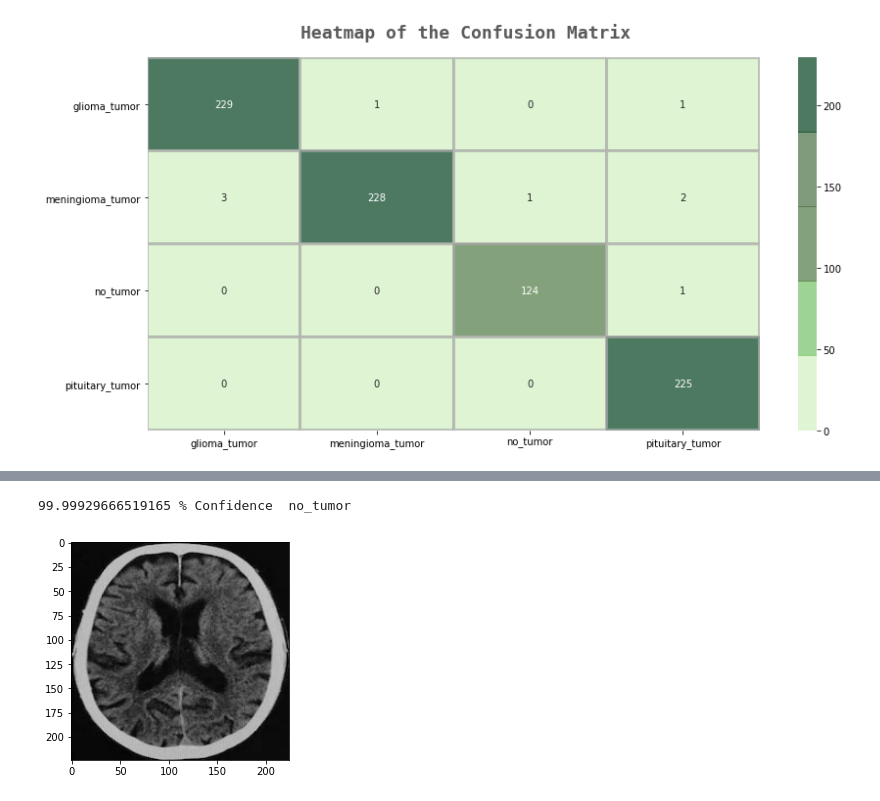
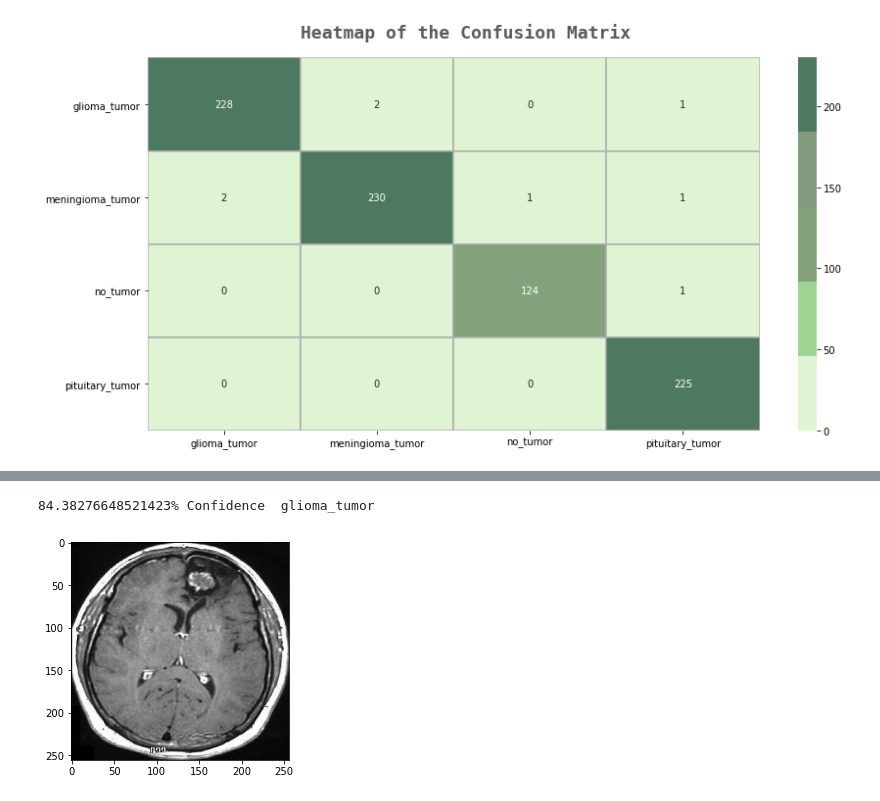
Before and after one commit to tomodjuro88github/brain_tumor_project, a Jupyter notebook: Brain_Tumor_Classification_final.ipynb, the cells around one changed output, grey strips where cells are left out. Cells and saved outputs as stored; diff of their text form; code cells hidden in the pictures.

```diff
--- a/Brain_Tumor_Classification_final.ipynb
+++ b/Brain_Tumor_Classification_final.ipynb
@@ -345,6 +343,6 @@ earlystop=EarlyStopping(monitor='val_accuracy',patience=5,mode='auto',verbose=1)
 # %%
 # train the model
-history=model.fit(train_data,epochs=25,validation_data=valid_data,verbose=1,callbacks=[checkpoint,earlystop])
+history=model.fit(train_data,epochs=20,validation_data=valid_data,verbose=1,callbacks=[checkpoint,earlystop])
 # %%
 # plot the training curves
 
@@ -369,9 +367,6 @@ plt.legend(['train','val'],loc='upper right')
 plt.show()
 # %% [output]
 [figure]
-# %%
-
-model.load_weights("naj_model_i_weights.h5")
 # %%
 # evaluate the model on test set
 
@@ -434,32 +429,24 @@ print(classification_report(valid_data.classes, y_pred))
     accuracy                           0.99       815
    macro avg       0.99      0.99      0.99       815
 weighted avg       0.99      0.99      0.99       815
-# %%
-#  inference mode, load weights for future classification tasks
-from tensorflow import keras
-save_path="C:/Users/AI lipik/Desktop/skidanja/Umjetna inteligencija/Korisno za projekt/projekt_zadnje_radnje/klasifikac_tumor/Content"
-model.save(save_path)    #  saves model,weights,and compile in some directory or as .h5 file
-model.save_weights('model_wieghts.h5')
-model.save('model_keras.h5')
-
-
-model = keras.models.load_model('model_keras.h5')
-
-
-model.load_weights("C:/Users/AI lipik/Desktop/skidanja/naj_model_i_weights.h5")
+# %%
+#  inference mode, load weights for future classification tasks, before loading weights, you must rerun cells with model build and compile it
+# then predict on image
+
+model.load_weights("naj_tezine_braintumor.h5")
 # %%
 # obtain predictions on Test Images
 
 class_dict={0: 'glioma_tumor',1: 'meningioma_tumor',2: 'no_tumor',3: 'pituitary_tumor'}
 
-test_img1=cv2.imread("C:/Users/User/Desktop/projekti_zadnje/klasifikacija_tumora/Test-Data/no_tumor/2.jpg")
+test_img1=cv2.imread("C:/Users/AI lipik/Desktop/Content/Test-Data/glioma_tumor/3.jpg")
 plt.imshow(test_img1)
 plt.grid(False)
 test_img1=cv2.resize(test_img1,(224,224))
 test_img1=np.expand_dims(test_img1,axis=0)
 pred=model.predict(test_img1)
 classification = np.where(pred == np.amax(pred))[1][0]
 print(str(pred[0][classification]*100) + ' % Confidence  ' + class_dict[classification])
 # %% [output]
-99.99929666519165 % Confidence  no_tumor
+84.38276648521423% Confidence  glioma_tumor
-[figure, old version]
+[figure, new version]
```
Also changed, not shown: parts of 20 cells of this notebook.
